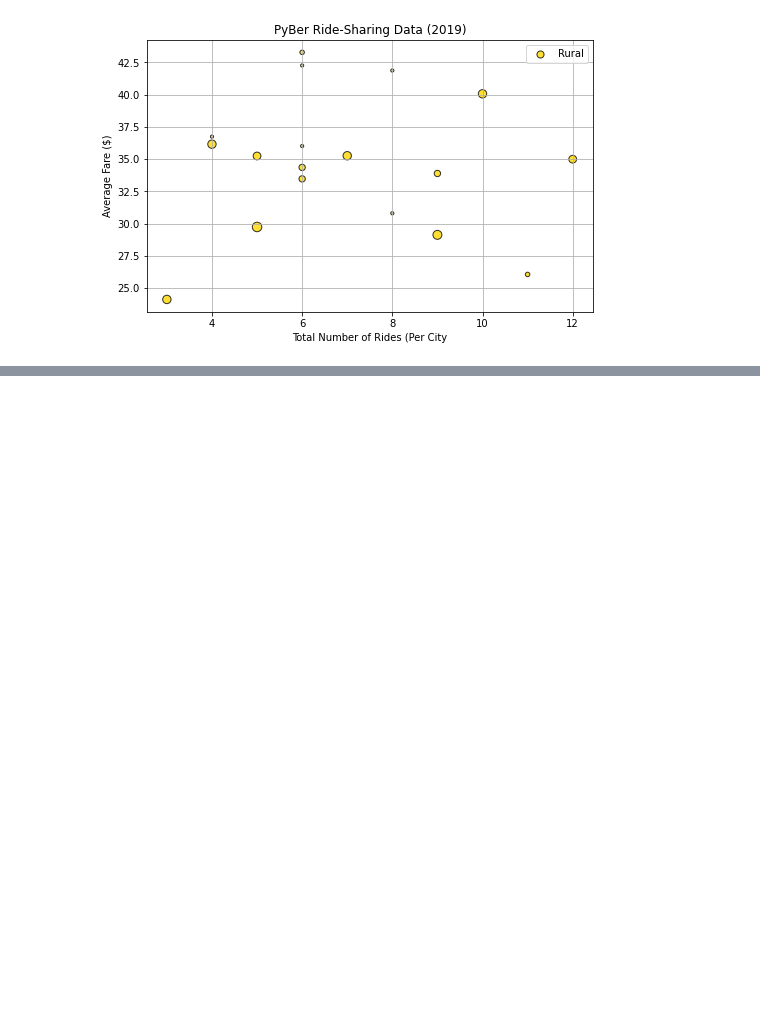
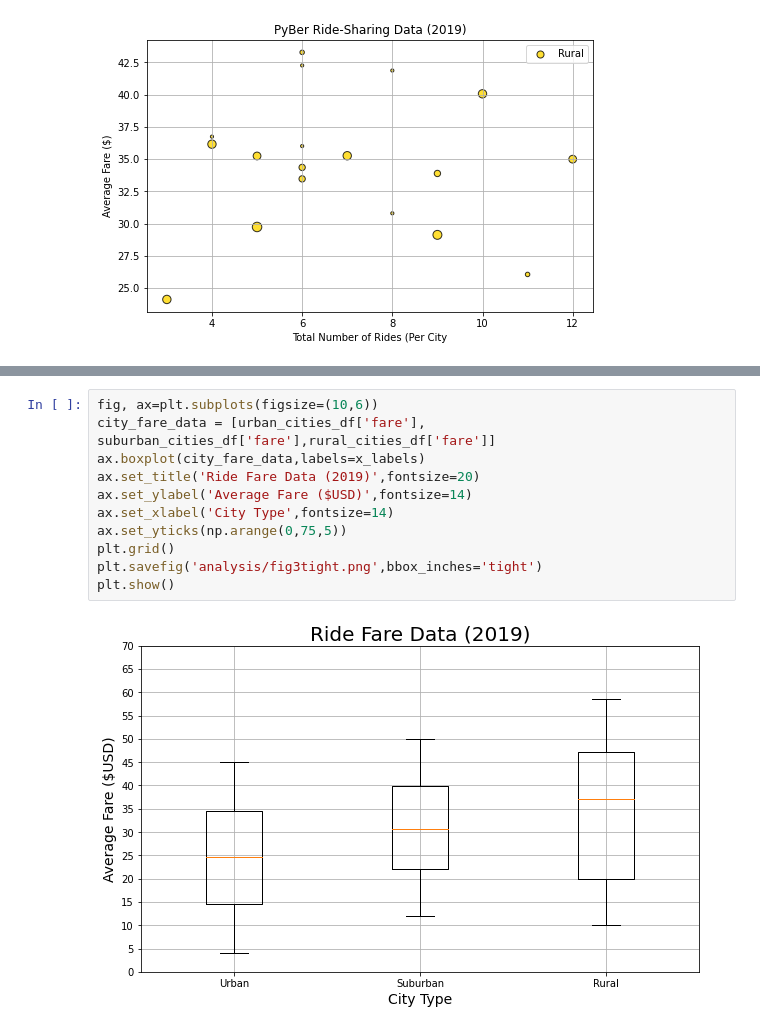
Before and after one commit to bradydwilton/PyBer_Analysis, a Jupyter notebook: PyBer.ipynb, the cells around one changed output, grey strips where cells are left out. Drawn from its saved outputs; the diff is of its cells as text; blank space fills up the shorter version.

```diff
--- a/PyBer.ipynb
+++ b/PyBer.ipynb
@@ -323,0 +527,13 @@ plt.savefig('analysis\Fig1.png')
+# %%
+fig, ax=plt.subplots(figsize=(10,6))
+city_fare_data = [urban_cities_df['fare'], suburban_cities_df['fare'],rural_cities_df['fare']]
+ax.boxplot(city_fare_data,labels=x_labels)
+ax.set_title('Ride Fare Data (2019)',fontsize=20)
+ax.set_ylabel('Average Fare ($USD)',fontsize=14)
+ax.set_xlabel('City Type',fontsize=14)
+ax.set_yticks(np.arange(0,75,5))
+plt.grid()
+plt.savefig('analysis/fig3tight.png',bbox_inches='tight')
+plt.show()
+# %% [output]
+[figure, added]
```
Also changed, not shown: parts of 28 cells of this notebook, 5 other files.
